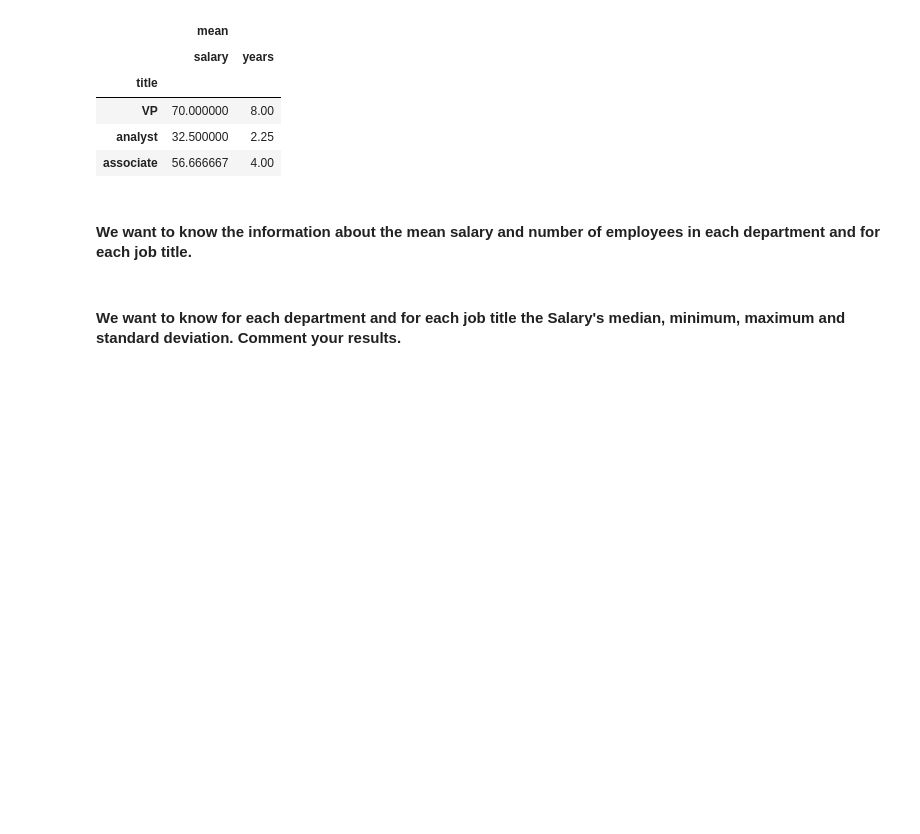
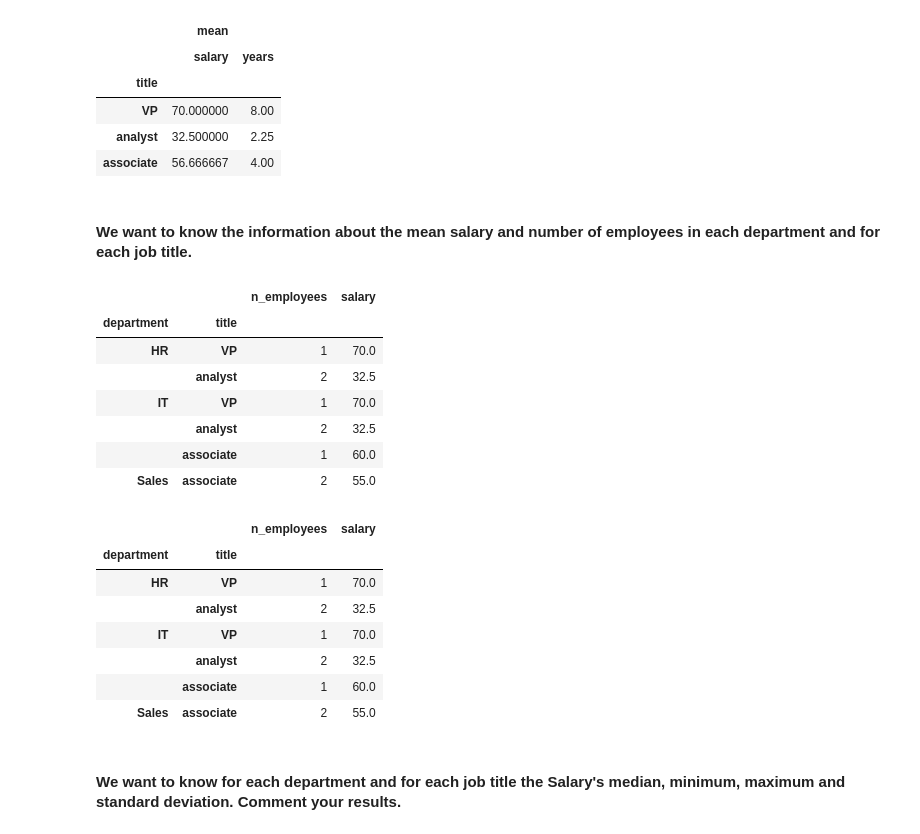
Before and after one commit to fbgr/lab-pivot-table-and-correlation, a Jupyter notebook: your_code/main.ipynb, the cells around one changed output. Drawn from its saved outputs; the diff is of its cells as text; code cells hidden in the pictures; blank space fills up the shorter version.

```diff
--- a/your_code/main.ipynb
+++ b/your_code/main.ipynb
@@ -109,2 +111,28 @@ display(employee.pivot_table(index = ['title'],values = ['years','salary'], aggf
+# %%
+# groupby
+aux= employee.groupby(['department','title']).agg({'years':len,'salary':np.average})
+aux.columns =['n_employees','salary']
+display(aux)
+# pivot tables
+aux = employee.pivot_table(index = ['department','title'],values = ['years','salary'], aggfunc = {'years':'count','salary':'mean'})
+aux.columns =['salary','n_employees']
+display(aux[['n_employees','salary']])
+# %% [output]
+|  |  | n_employees | salary |
+| department | title |  |  |
+| HR | VP | 1 | 70.0 |
+|  | analyst | 2 | 32.5 |
+| IT | VP | 1 | 70.0 |
+|  | analyst | 2 | 32.5 |
+|  | associate | 1 | 60.0 |
+| Sales | associate | 2 | 55.0 |
+|  |  | n_employees | salary |
+| department | title |  |  |
+| HR | VP | 1 | 70.0 |
+|  | analyst | 2 | 32.5 |
+| IT | VP | 1 | 70.0 |
+|  | analyst | 2 | 32.5 |
+|  | associate | 1 | 60.0 |
+| Sales | associate | 2 | 55.0 |
 # %% [markdown]
 #### We want to know for each department and for each job title the Salary's median, minimum, maximum and standard deviation. Comment your results.
```
Also changed, not shown: parts of 13 cells of this notebook.
